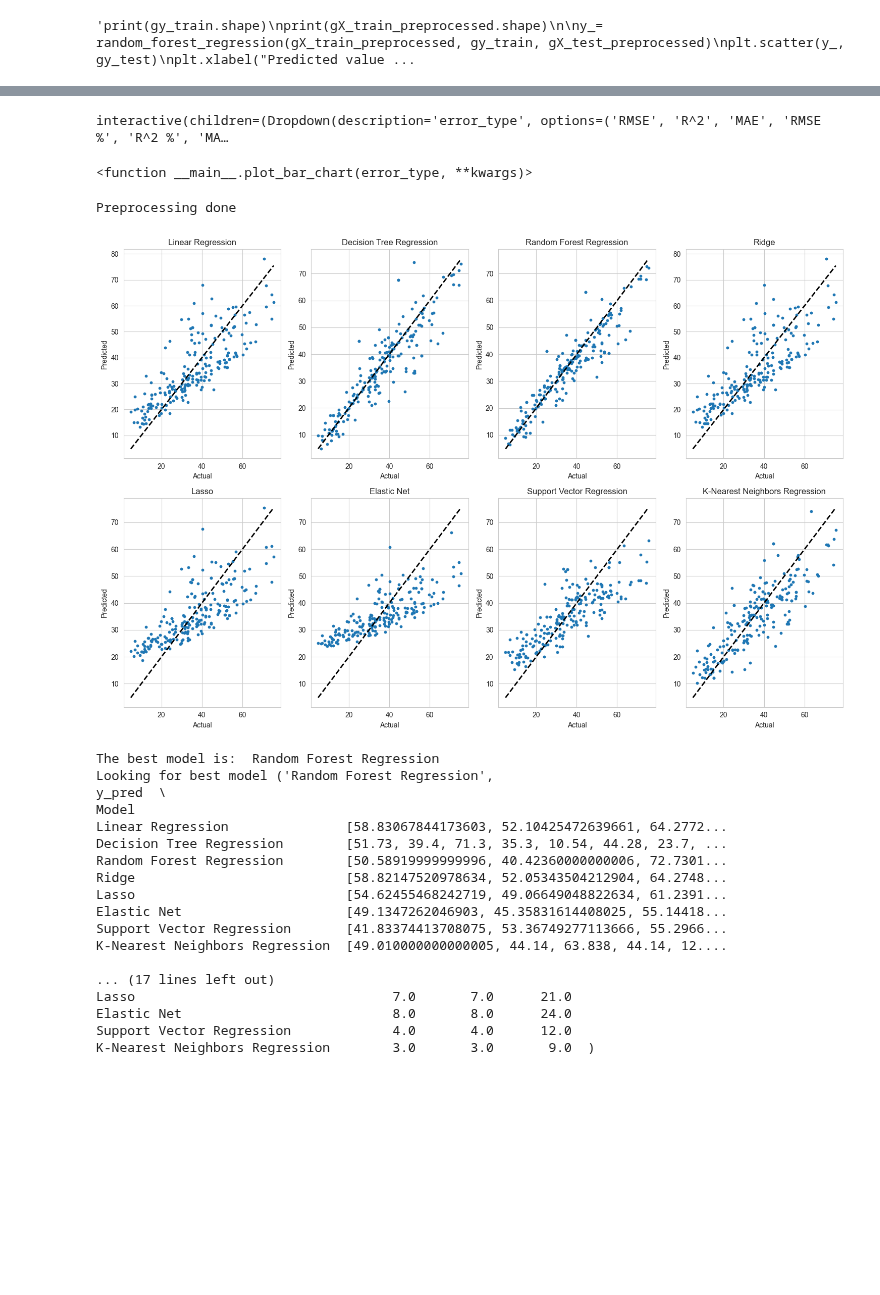
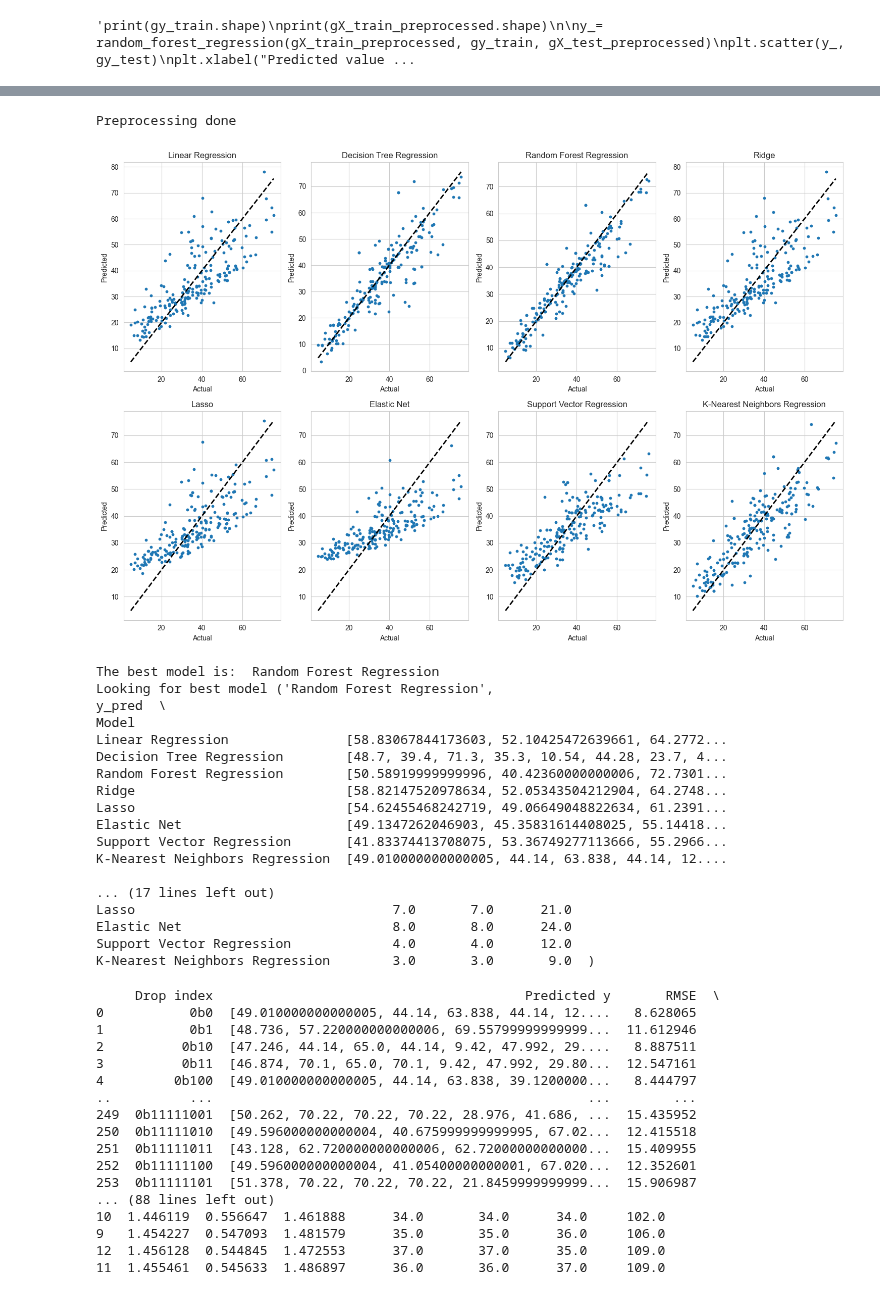
Before and after one commit to 124890/Comp-Challenge---2023-4, a Jupyter notebook: Code.ipynb, the cells around one changed output, grey strips where cells are left out. Drawn from its saved outputs; the diff is of its cells as text; code cells hidden in the pictures; blank space fills up the shorter version.

Commit message:
Unified - Graphs
Almost functioning:
Errors include: Numpy global error upon rewriting

```diff
--- a/Code.ipynb
+++ b/Code.ipynb
@@ -552,7 +556,7 @@ def var_impact_pct():
     #Data frame containing all single variable impacts
 
     impact_df.loc[8] = ["None dropped",'', gVarErrorDf.loc[0]['RMSE'], gVarErrorDf.loc[0]['R^2'], gVarErrorDf.loc[0]['MAE'], gVarErrorDf.loc[0]['RMSE %'], gVarErrorDf.loc[0]['R^2 %'], gVarErrorDf.loc[0]['MAE %']]
-    plot_as_bar(impact_df)
+    #plot_as_bar(impact_df)
 
     #double var impact
     l = 9
@@ -672,16 +695,0 @@ VBox(children=(HBox(children=(Checkbox(value=True, description='Cement'), Checkb
-# %%
-def plot_bar_chart(error_type,**kwargs):
-    # Get the values for each variable in gVarNames
-    values = [gVarErrorDf[var][error_type] for var in gVarNames]
-
-    plt.bar(gVarNames, values)
-    plt.title(f'Bar chart of {error_type} after removing variable')
-    plt.xlabel('Variable')
-    plt.ylabel(error_type)
-    plt.show()
-
-# Create dropdown menu for error types
-interact(plot_bar_chart, error_type=error_types)
-# %% [output]
-interactive(children=(Dropdown(description='error_type', options=('RMSE', 'R^2', 'MAE', 'RMSE %', 'R^2 %', 'MA…
-<function __main__.plot_bar_chart(error_type, **kwargs)>
@@ -688,27 +745,29 @@ interactive(children=(Dropdown(description='error_type', options=('RMSE', 'R^2',
 # %%
 def main():
     X,y = csv_import()
     preprocessing(X,y)
     print("Preprocessing done")
     comp_graph()
     best_model, df = regression_performance()
     print("The best model is: ", best_model)
     #hyperparameter
     #var_performance
     var_performance()
     gVarErrorDf.to_csv('var_performance.csv')
+    print (gVarErrorDf)
+    var_impact_pct()
     #print("Var performance done")
-    #var plotting
-
+    var_effect_line()
+    var_effect_bar()
 main()
 # %% [output]
 Preprocessing done
-[figure, old version]
+[figure, new version]
 The best model is:  Random Forest Regression
 Looking for best model ('Random Forest Regression',                                                                            y_pred  \
 Model
 Linear Regression               [58.83067844173603, 52.10425472639661, 64.2772...
-Decision Tree Regression        [51.73, 39.4, 71.3, 35.3, 10.54, 44.28, 23.7, ...
+Decision Tree Regression        [48.7, 39.4, 71.3, 35.3, 10.54, 44.28, 23.7, 4...
 Random Forest Regression        [50.58919999999996, 40.42360000000006, 72.7301...
 Ridge                           [58.82147520978634, 52.05343504212904, 64.2748...
 Lasso                           [54.62455468242719, 49.06649048822634, 61.2391...
@@ -721,3 +780,20 @@ Lasso                                 7.0       7.0      21.0
 Elastic Net                           8.0       8.0      24.0
 Support Vector Regression             4.0       4.0      12.0
 K-Nearest Neighbors Regression        3.0       3.0       9.0  )
+     Drop index                                        Predicted y       RMSE  \
+0           0b0  [49.010000000000005, 44.14, 63.838, 44.14, 12....   8.628065
+1           0b1  [48.736, 57.220000000000006, 69.55799999999999...  11.612946
+2          0b10  [47.246, 44.14, 65.0, 44.14, 9.42, 47.992, 29....   8.887511
+3          0b11  [46.874, 70.1, 65.0, 70.1, 9.42, 47.992, 29.80...  12.547161
+4         0b100  [49.010000000000005, 44.14, 63.838, 39.1200000...   8.444797
+..          ...                                                ...        ...
+249  0b11111001  [50.262, 70.22, 70.22, 70.22, 28.976, 41.686, ...  15.435952
+250  0b11111010  [49.596000000000004, 40.675999999999995, 67.02...  12.415518
+251  0b11111011  [43.128, 62.720000000000006, 62.72000000000000...  15.409955
+252  0b11111100  [49.596000000000004, 41.05400000000001, 67.020...  12.352601
+253  0b11111101  [51.378, 70.22, 70.22, 70.22, 21.8459999999999...  15.906987
+... (88 lines left out)
+10  1.446119  0.556647  1.461888      34.0       34.0      34.0     102.0
+9   1.454227  0.547093  1.481579      35.0       35.0      36.0     106.0
+12  1.456128  0.544845  1.472553      37.0       37.0      35.0     109.0
+11  1.455461  0.545633  1.486897      36.0       36.0      37.0     109.0
```
Also changed, not shown: parts of 7 cells of this notebook, 1 other file.
